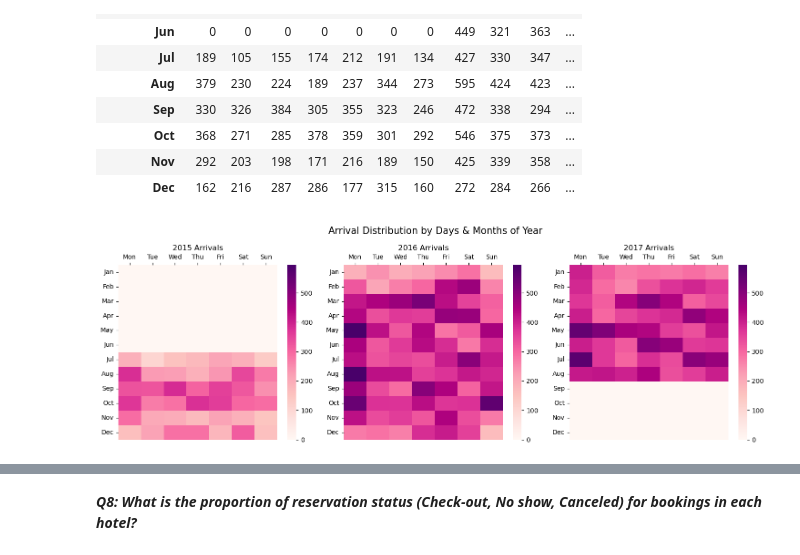
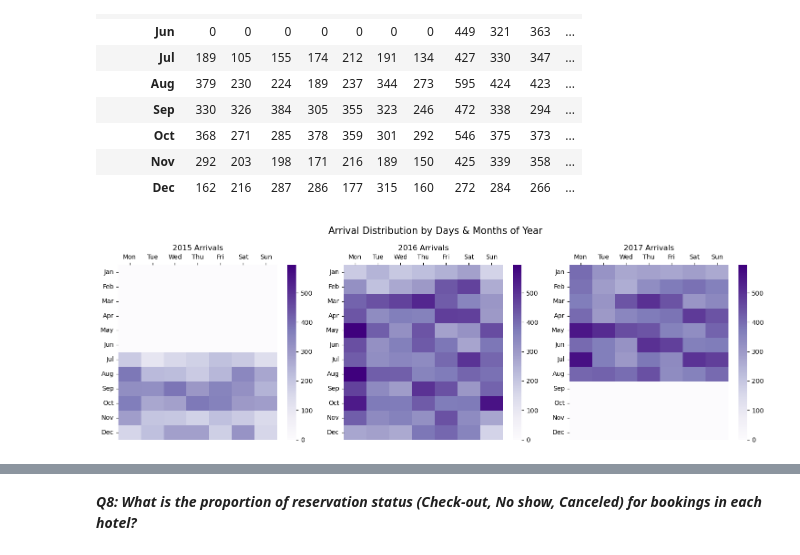
Before and after one commit to AdesanyaAzeez/Hotel-Booking-Analysis, a Jupyter notebook: 1_EDA-Bookings_Arrivals.ipynb, the cells around one changed output, grey strips where cells are left out. Saved outputs shown, nothing was run; the diff lists cells and outputs as text; code cells hidden in the pictures.

```diff
--- a/1_EDA-Bookings_Arrivals.ipynb
+++ b/1_EDA-Bookings_Arrivals.ipynb
@@ -242,28 +242,28 @@ arrival_dist
 # %%
 # Get list of years in arrivals
 years = check_outs['arrival_date'].dt.year.unique()
 
 # Create subplots dynamically and set figure size
 fig, axes = plt.subplots(1, len(years), figsize=(15, 5))
 
 # Loop through each years and plot each heatmap
 for i, year in enumerate(years):
     sns.heatmap(
         arrival_dist[year],
-        cmap='RdPu',
+        cmap='Purples',
         ax=axes[i],
         vmin=0, vmax=arrival_dist.max().max()
     )
     # Plot styling
     axes[i].set_title(f"{year} Arrivals") # label plots with respective year
     axes[i].set_xlabel("")  # Remove x-axis label
     axes[i].set_ylabel("")  # Remove y-axis label
     axes[i].tick_params(axis='y', rotation=0)   # Rotate y-axis
     axes[i].xaxis.tick_top()    # Move x-axis ticks to top of the plots
 
 fig.suptitle('Arrival Distribution by Days & Months of Year', size=15)
 fig.tight_layout()  # Auto fit and adjust plots and elements
 
 plt.show()
 # %% [output]
-[figure, old version]
+[figure, new version]
```
Also changed, not shown: parts of 6 cells of this notebook, 6 other files.
